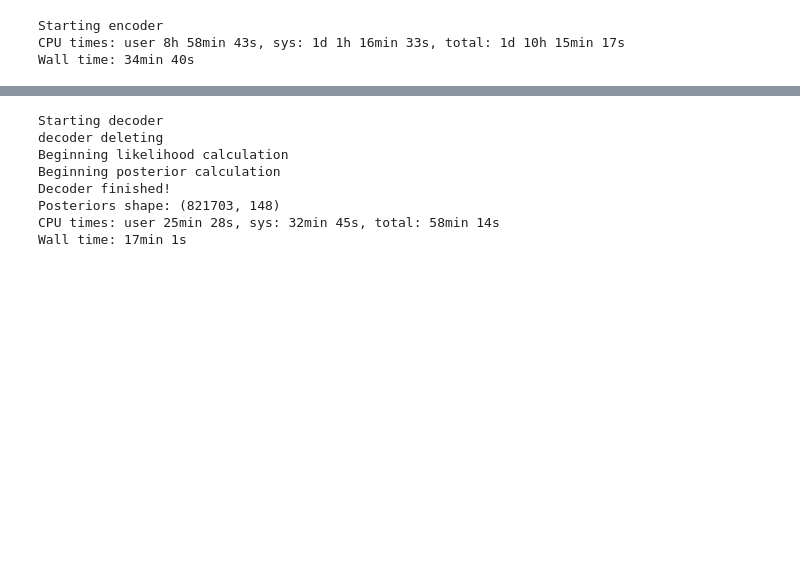
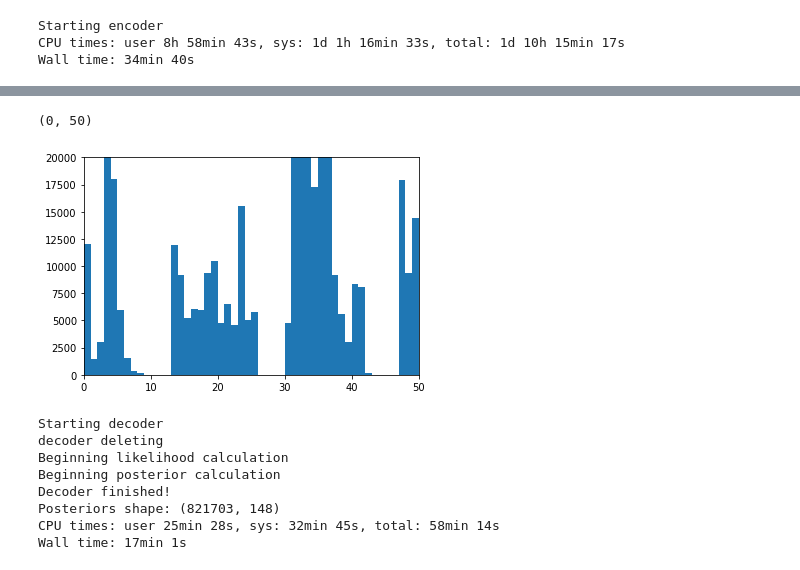
Before and after one commit to trevortknguyen/spykshrk_realtime, a Jupyter notebook: jupyter-notebooks/MEC_Decoding_functionalized.ipynb, the cells around one changed output, grey strips where cells are left out. Saved outputs shown, nothing was run; the diff lists cells and outputs as text; code cells hidden in the pictures; blank space fills up the shorter version.

```diff
--- a/jupyter-notebooks/MEC_Decoding_functionalized.ipynb
+++ b/jupyter-notebooks/MEC_Decoding_functionalized.ipynb
@@ -262,3 +292,20 @@ Wall time: 34min 40s
+# %%
+# to calculate histogram of observation max position in each time bin
+#hist_obs = []
+#obs_hist1 = observ_obj.drop(['elec_grp_id','position','dec_bin','dec_bin_start','num_missing_bins','parallel_bin'], axis=1)
+#obs_hist3 = obs_hist1.idxmax(axis=1)
+#obs_hist3 = obs_hist3.str.replace('x','')
+#obs_hist3 = obs_hist3.astype(int)
+#hist_obs = np.histogram(obs_hist3,bins=np.arange(0,147))
+#print(hist_obs)
+#unique1, counts1 = np.unique(obs_hist3, return_counts=True)
+#print(dict(zip(unique1,counts1)))
+plt.hist(obs_hist3,bins=np.arange(0,147))
+plt.ylim([0,20000])
+plt.xlim([0,50])
+# %% [output]
+(0, 50)
+[figure, added]
 # %%
 %%time
 
```
Also changed, not shown: parts of 15 cells of this notebook, 4 other files.
